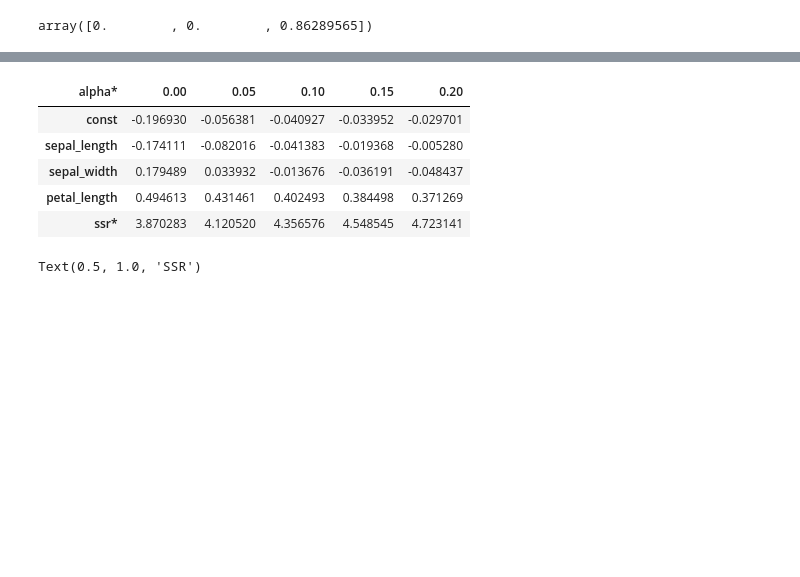
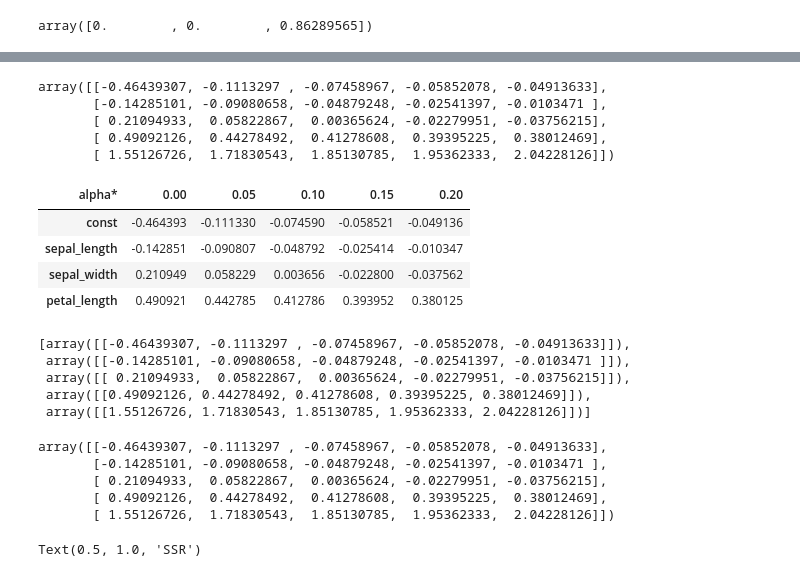
Before and after one commit to FloM186/projetPython, a Jupyter notebook: FloTestNoteBook.ipynb, the cells around one changed output, grey strips where cells are left out. Cells and saved outputs as stored; diff of their text form; code cells hidden in the pictures; blank space fills up the shorter version.

```diff
--- a/FloTestNoteBook.ipynb
+++ b/FloTestNoteBook.ipynb
@@ -324,12 +312,35 @@ df6.T
-# %%
-df6.T
-# %% [output]
-| alpha* | 0.00 | 0.05 | 0.10 | 0.15 | 0.20 |
-| const | -0.196930 | -0.056381 | -0.040927 | -0.033952 | -0.029701 |
-| sepal_length | -0.174111 | -0.082016 | -0.041383 | -0.019368 | -0.005280 |
-| sepal_width | 0.179489 | 0.033932 | -0.013676 | -0.036191 | -0.048437 |
-| petal_length | 0.494613 | 0.431461 | 0.402493 | 0.384498 | 0.371269 |
-| ssr* | 3.870283 | 4.120520 | 4.356576 | 4.548545 | 4.723141 |
+# %%
+df7.values
+# %% [output]
+array([[-0.46439307, -0.1113297 , -0.07458967, -0.05852078, -0.04913633],
+       [-0.14285101, -0.09080658, -0.04879248, -0.02541397, -0.0103471 ],
+       [ 0.21094933,  0.05822867,  0.00365624, -0.02279951, -0.03756215],
+       [ 0.49092126,  0.44278492,  0.41278608,  0.39395225,  0.38012469],
+       [ 1.55126726,  1.71830543,  1.85130785,  1.95362333,  2.04228126]])
+# %%
+df7.drop(index="ssr*")
+# %% [output]
+| alpha* | 0.00 | 0.05 | 0.10 | 0.15 | 0.20 |
+| const | -0.464393 | -0.111330 | -0.074590 | -0.058521 | -0.049136 |
+| sepal_length | -0.142851 | -0.090807 | -0.048792 | -0.025414 | -0.010347 |
+| sepal_width | 0.210949 | 0.058229 | 0.003656 | -0.022800 | -0.037562 |
+| petal_length | 0.490921 | 0.442785 | 0.412786 | 0.393952 | 0.380125 |
+# %%
+np.array_split(df7.values, 5)
+# %% [output]
+[array([[-0.46439307, -0.1113297 , -0.07458967, -0.05852078, -0.04913633]]),
+ array([[-0.14285101, -0.09080658, -0.04879248, -0.02541397, -0.0103471 ]]),
+ array([[ 0.21094933,  0.05822867,  0.00365624, -0.02279951, -0.03756215]]),
+ array([[0.49092126, 0.44278492, 0.41278608, 0.39395225, 0.38012469]]),
+ array([[1.55126726, 1.71830543, 1.85130785, 1.95362333, 2.04228126]])]
+# %%
+df7.values
+# %% [output]
+array([[-0.46439307, -0.1113297 , -0.07458967, -0.05852078, -0.04913633],
+       [-0.14285101, -0.09080658, -0.04879248, -0.02541397, -0.0103471 ],
+       [ 0.21094933,  0.05822867,  0.00365624, -0.02279951, -0.03756215],
+       [ 0.49092126,  0.44278492,  0.41278608,  0.39395225,  0.38012469],
+       [ 1.55126726,  1.71830543,  1.85130785,  1.95362333,  2.04228126]])
 # %%
 %matplotlib inline
 
```
Also changed, not shown: parts of 10 cells of this notebook, 1 other file.
